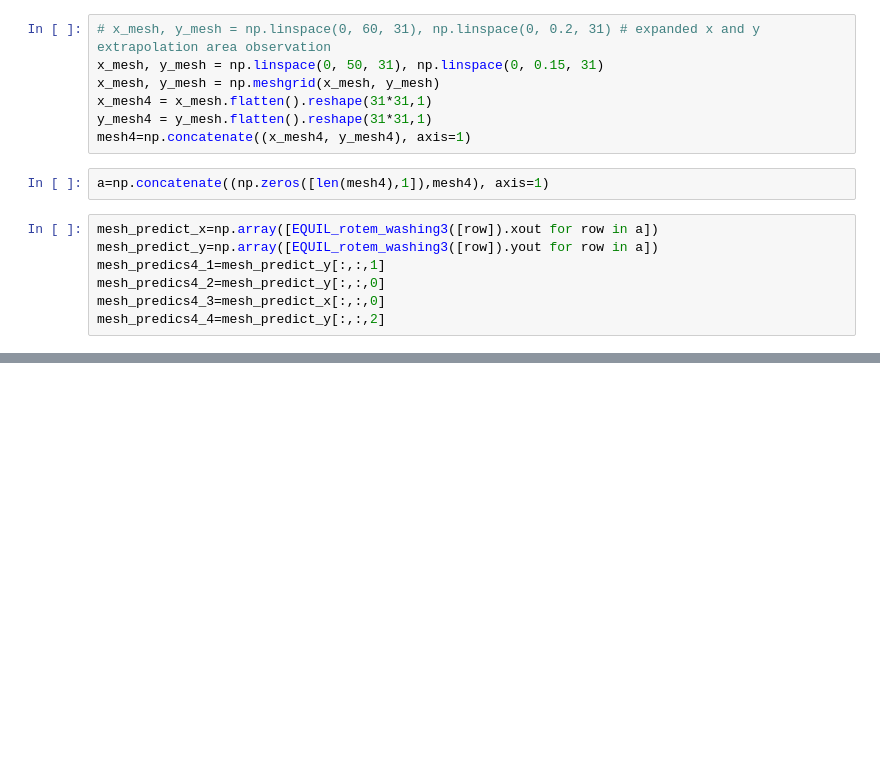
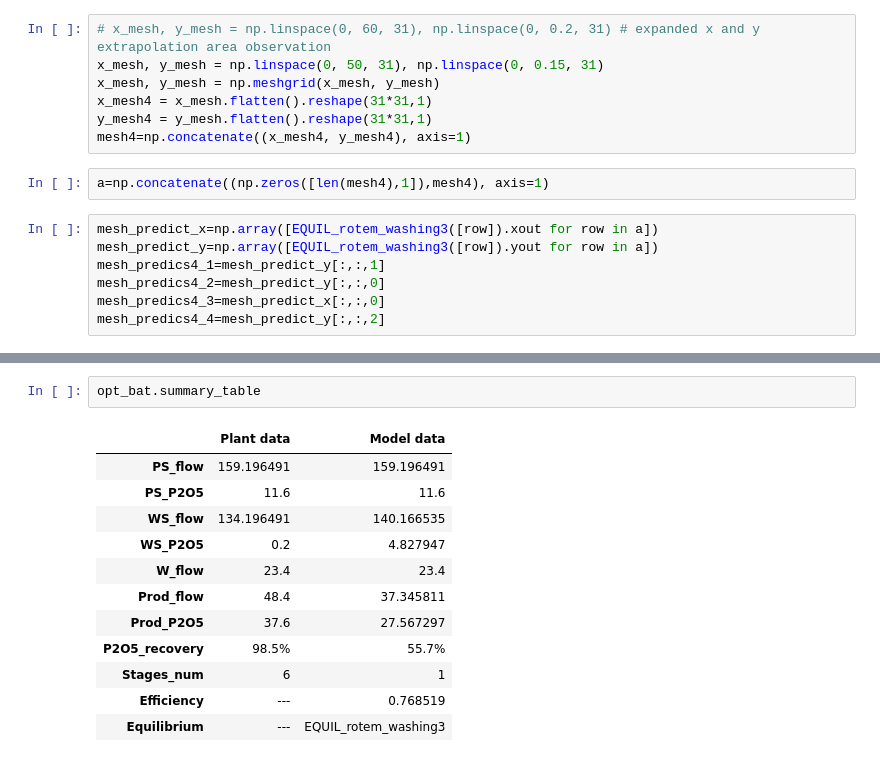
Before and after one commit to vladgap/LLC, a Jupyter notebook: Rotem_LLC_Washing_Simulation_OOP.ipynb, the cells around one changed output, grey strips where cells are left out. Saved outputs shown, nothing was run; the diff lists cells and outputs as text; blank space fills up the shorter version.

```diff
--- a/Rotem_LLC_Washing_Simulation_OOP.ipynb
+++ b/Rotem_LLC_Washing_Simulation_OOP.ipynb
@@ -616,0 +635,15 @@ fig_equil10_1.show()
+# %%
+opt_bat.summary_table
+# %% [output]
+|  | Plant data | Model data |
+| PS_flow | 159.196491 | 159.196491 |
+| PS_P2O5 | 11.6 | 11.6 |
+| WS_flow | 134.196491 | 140.166535 |
+| WS_P2O5 | 0.2 | 4.827947 |
+| W_flow | 23.4 | 23.4 |
+| Prod_flow | 48.4 | 37.345811 |
+| Prod_P2O5 | 37.6 | 27.567297 |
+| P2O5_recovery | 98.5% | 55.7% |
+| Stages_num | 6 | 1 |
+| Efficiency | --- | 0.768519 |
+| Equilibrium | --- | EQUIL_rotem_washing3 |
```
Also changed, not shown: parts of 26 cells of this notebook.
